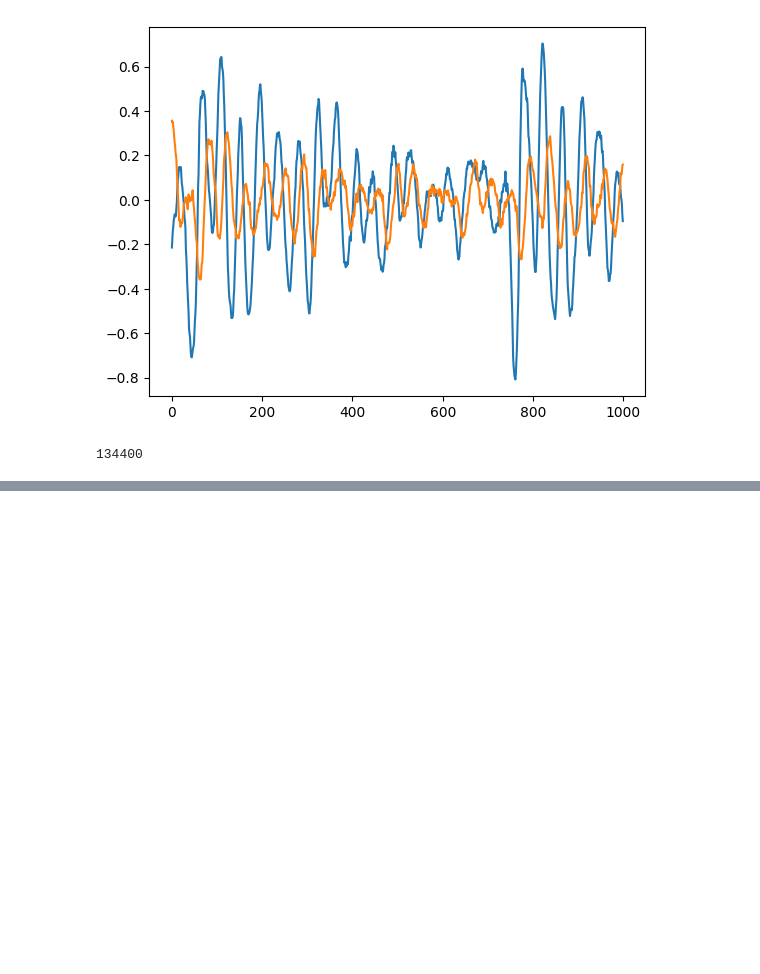
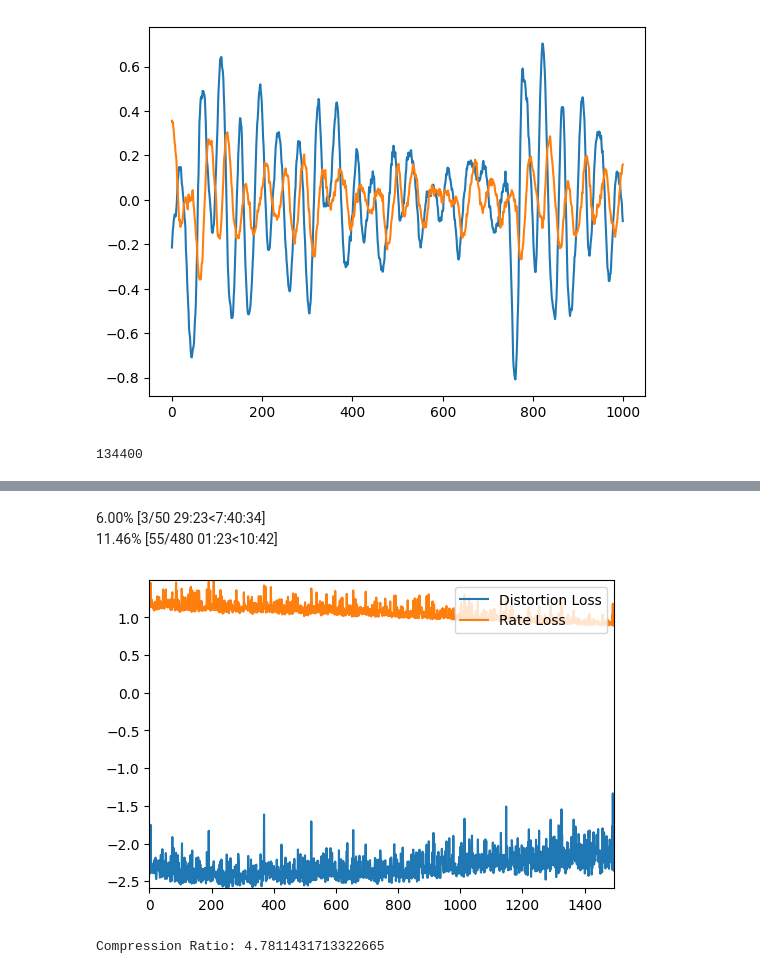
Before and after one commit to danjacobellis/PAC, a Jupyter notebook: audio_train.ipynb, the cells around one changed output, grey strips where cells are left out. Cells and saved outputs as stored; diff of their text form; code cells hidden in the pictures; blank space fills up the shorter version.

Commit message:
35 epochs as 1e-5, more at 1e-2

```diff
--- a/audio_train.ipynb
+++ b/audio_train.ipynb
@@ -116,0 +134,72 @@ Compression Ratio: 2.2517958071562077
+# %%
+λ=0.01
+epochs = 50
+mb = master_bar(range(epochs))
+mb.names = ['Distortion Loss', 'Rate Loss']
+dist_losses, rate_losses = [], []
+output_plot = Output()
+display(output_plot)
+model.train()
+
+desired_batch_size = 6
+actual_batch_size = 6
+accumulation_steps = desired_batch_size // actual_batch_size
+
+for i_epoch in mb:
+    dataloader = DataLoader(train_dataset, batch_size=actual_batch_size, shuffle=True, drop_last=True, num_workers=24)
+
+    for i, batch in enumerate(progress_bar(dataloader, parent=mb)):
+        x = batch['audio'].permute(0,2,1).to("cuda").to(torch.float)
+        x_hat, y_likelihoods = model(x)
+        N, _, L = x.size()
+        num_samples = N * L
+        rate_loss = torch.log(y_likelihoods).sum() / (-torch.log(torch.tensor(2)) * num_samples)
+        dist_loss = F.mse_loss(x, x_hat)
+        loss = dist_loss +  λ * rate_loss
+
+        loss.backward()
+        model.aux_loss().backward()
+        if (i + 1) % accumulation_steps == 0:
+            optimizer.step()
+            aux_optimizer.step()
+            optimizer.zero_grad()
+            aux_optimizer.zero_grad()
+
+        dist_losses.append(np.log10(dist_loss.item()))
+        rate_losses.append(np.log10(rate_loss.item()))
+
+        if (i + 1) % 4 == 0:
+
+            mb.update_graph(
+                [[range(len(dist_losses)), dist_losses], [range(len(rate_losses)), rate_losses]],
+                [0, i_epoch*len(dataloader)+i+1],
+                [min(min(dist_losses), min(rate_losses)), max(max(dist_losses), max(rate_losses))]
+            )
+            with torch.no_grad():
+                test_sample = valid_dataset[30]['audio'].unsqueeze(0)
+                test_input = test_sample.permute(0,2,1).to("cuda")
+                test_output = model.encode(test_input).round()
+                bytes_compressed = len(zlib.compress(test_output.to(torch.int8).cpu().numpy().tobytes(),level=9))
+                compression_ratio = 2*L/bytes_compressed
+                print(f"Compression Ratio: {compression_ratio}",end="\r")
+                test_output = model.decode(test_output)
+                test_output = test_output.permute(0,2,1).cpu()
+
+            with output_plot:
+                output_plot.clear_output(wait=True)
+                plt.figure(figsize=(16, 6),dpi=100)
+                plt.plot(test_sample[0,39500:40000,0].numpy(), color='blue')
+                plt.plot(test_sample[0,39500:40000,6].numpy(), color='red')
+                plt.plot(test_output[0,39500:40000,0].numpy(), color='green',alpha=0.7)
+                plt.plot(test_output[0,39500:40000,6].numpy(), color='purple',alpha=0.7)
+                plt.show()
+
+    torch.save({
+            'epoch': i_epoch,
+            'model_state_dict': model.state_dict(),
+            'optimizer_state_dict': optimizer.state_dict(),
+            'aux_optimizer_state_dict': aux_optimizer.state_dict(),
+            'rate_losses': rate_losses,
+            'dist_losses': dist_losses,
+        }, f"checkpoint{i_epoch}.pth")
+# %% [output]
@@ -116,0 +207,4 @@ Compression Ratio: 2.2517958071562077
+6.00% [3/50 29:23<7:40:34]
+11.46% [55/480 01:23<10:42]
+[figure, added]
+Compression Ratio: 4.7811431713322665
```
Also changed, not shown: parts of 2 cells of this notebook.
